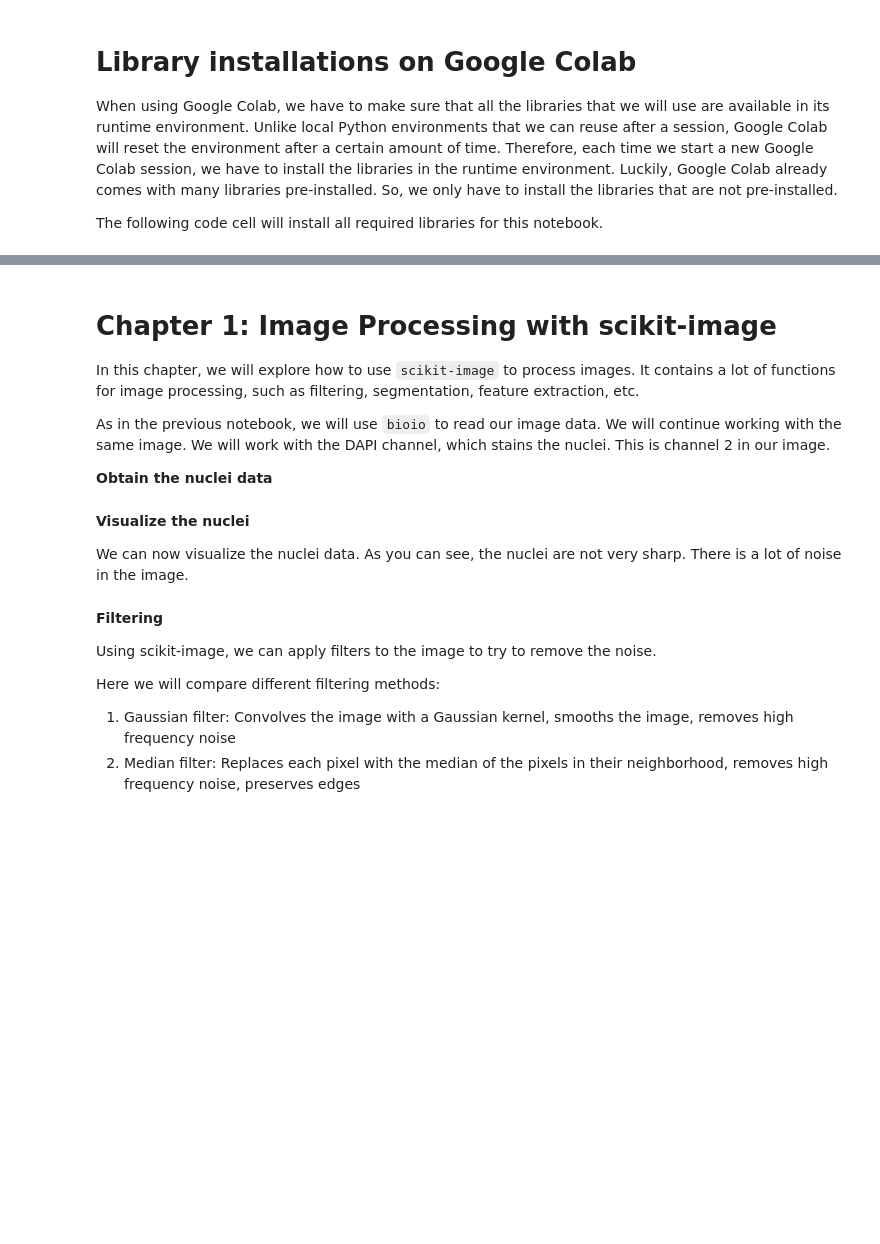
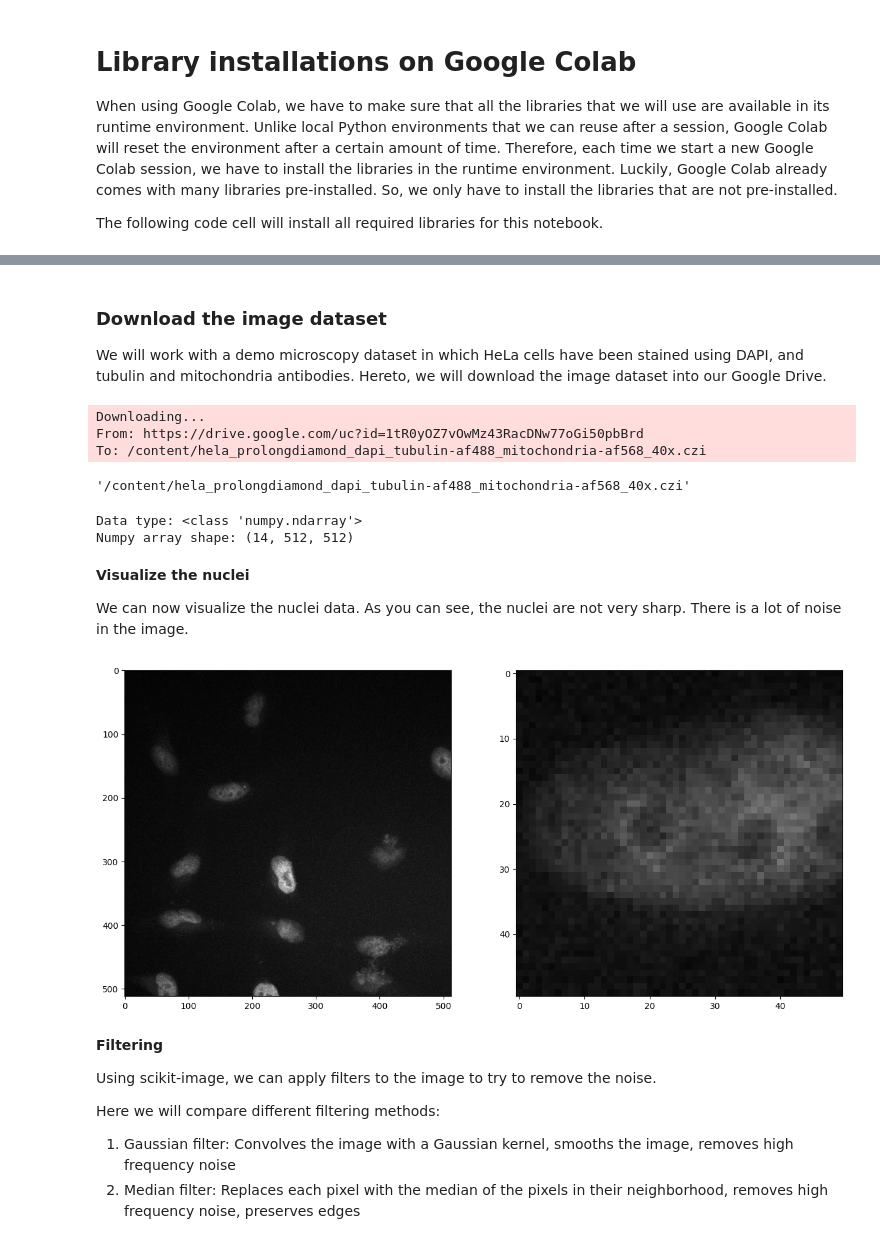
Before and after one commit to DeVosLab/P2N2025, a Jupyter notebook: 03_image-processing.ipynb, the cells around one changed output, grey strips where cells are left out. Saved outputs shown, nothing was run; the diff lists cells and outputs as text; code cells hidden in the pictures; blank space fills up the shorter version.

```diff
--- a/03_image-processing.ipynb
+++ b/03_image-processing.ipynb
@@ -51,27 +65,37 @@ The following code cell will install all required libraries for this notebook.
-# %% [markdown]
-# Chapter 1: Image Processing with scikit-image
-
-In this chapter, we will explore how to use `scikit-image` to process images. It contains a lot of functions for image processing, such as filtering, segmentation, feature extraction, etc.
-
-As in the previous notebook, we will use `bioio` to read our image data. We will continue working with the same image.
-We will work with the DAPI channel, which stains the nuclei. This is channel 2 in our image.
-
-**Obtain the nuclei data**
+# %% [markdown]
+### Download the image dataset
+We will work with a demo microscopy dataset in which HeLa cells have been stained using DAPI, and tubulin and mitochondria antibodies. Hereto, we will download the image dataset into our Google Drive.
+# %%
+import gdown
+
+# a file
+url = "https://drive.google.com/uc?id=1tR0yOZ7vOwMz43RacDNw77oGi50pbBrd"
+image_path = "/content/hela_prolongdiamond_dapi_tubulin-af488_mitochondria-af568_40x.czi"
+gdown.download(url, image_path)
+# %% [output]
+Downloading...
+From: https://drive.google.com/uc?id=1tR0yOZ7vOwMz43RacDNw77oGi50pbBrd
+To: /content/hela_prolongdiamond_dapi_tubulin-af488_mitochondria-af568_40x.czi
+'/content/hela_prolongdiamond_dapi_tubulin-af488_mitochondria-af568_40x.czi'
 # %%
 from bioio import BioImage
 
 # Define the path to the image file
-img_path = "/content/sample_data/hela_prolongdiamond_dapi_tubulin-af488_mitochondria-af568_40x.czi"
+image_path = "/content/hela_prolongdiamond_dapi_tubulin-af488_mitochondria-af568_40x.czi"
 
 # Define a BioImage object
-img = BioImage(img_path)  # selects the first scene found
+img = BioImage(image_path)
+img.set_scene(1)
 img_scale = [img.physical_pixel_sizes.Z, img.physical_pixel_sizes.Y, img.physical_pixel_sizes.X]
 
 # Get the raw data as a numpy array
 nuclei_channel = 2 # DAPI channel
-nuclei_data = img.get_image_data("CZYX", T=0, C=nuclei_channel)  # returns 4D CZYX numpy array
+nuclei_data = img.get_image_data("ZYX", T=0, C=nuclei_channel).astype(float)  # returns 4D CZYX numpy array
 print(f'Data type: {type(nuclei_data)}')
 print(f'Numpy array shape: {nuclei_data.shape}')
+# %% [output]
+Data type: <class 'numpy.ndarray'>
+Numpy array shape: (14, 512, 512)
 # %% [markdown]
 **Visualize the nuclei**
 
@@ -79,21 +103,23 @@ We can now visualize the nuclei data. As you can see, the nuclei are not very sh
 # %%
 import numpy as np
 import matplotlib.pyplot as plt
 %matplotlib inline
 
 z = 7
-y_start, y_end = 200, 250
-x_start, x_end = 250, 300
+y_start, y_end = 170, 220
+x_start, x_end = 130, 180
 noisy_nuclei = nuclei_data[z,:,:].squeeze() # One plane of the nuclei data
 noisy_nuclei_zoom = nuclei_data[z, y_start:y_end, x_start:x_end] # In the same plane, zoom in on a part of the nuclei data
 
 fig, axes = plt.subplots(1, 2, figsize=(15,15))
 cmap = 'gray'
 vmin = noisy_nuclei.min()
 vmax = noisy_nuclei.max()
 axes[0].imshow(noisy_nuclei, vmin=vmin, vmax=vmax, cmap=cmap)
 axes[1].imshow(noisy_nuclei_zoom, vmin=vmin, vmax=vmax, cmap=cmap)
 plt.show()
+# %% [output]
+[figure, added]
 # %% [markdown]
 **Filtering**
 
```
Also changed, not shown: parts of 10 cells of this notebook.
